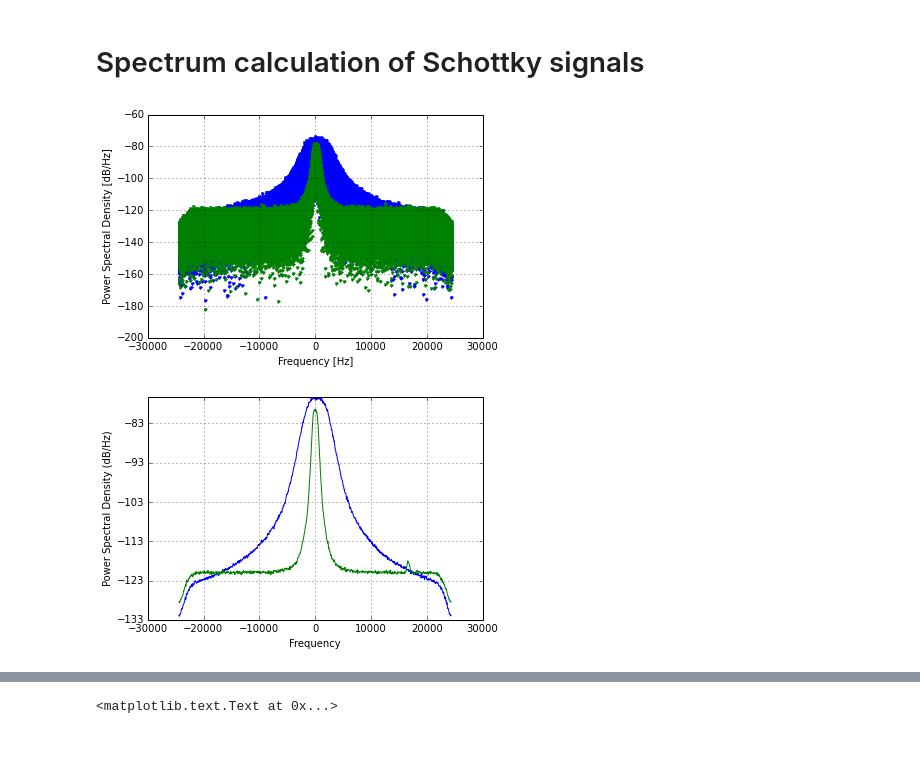
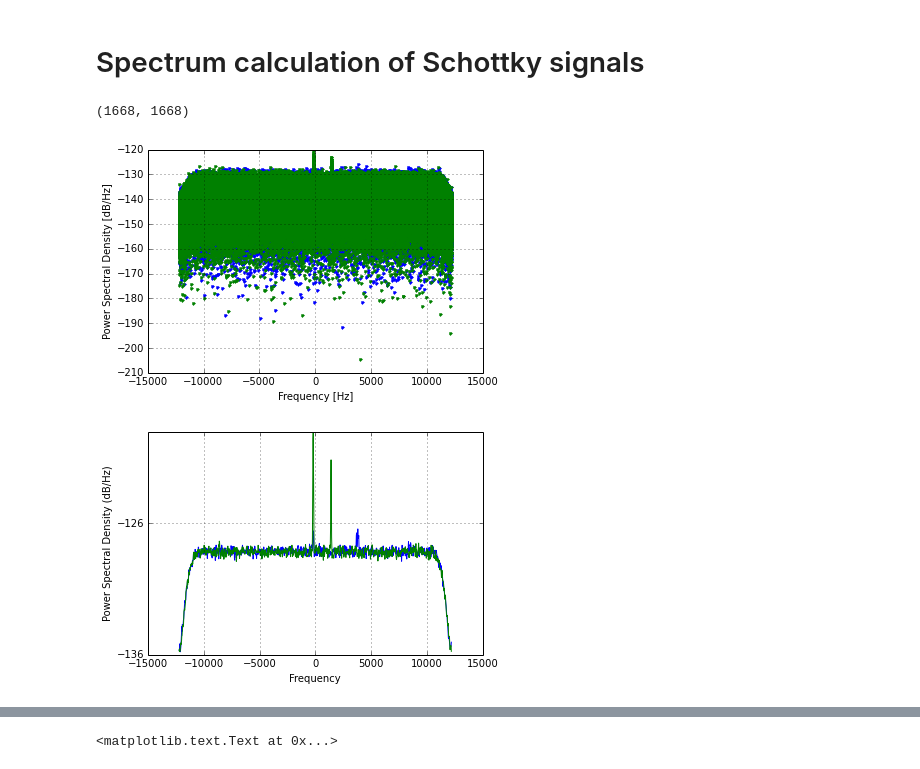
Before and after one commit to xaratustrah/iqtools, a Jupyter notebook: spectrum.ipynb, the cells around one changed output, grey strips where cells are left out. Cells and saved outputs as stored; diff of their text form; code cells hidden in the pictures.

```diff
--- a/spectrum.ipynb
+++ b/spectrum.ipynb
@@ -21,12 +10,20 @@ def freqPlot(x, fs, c):
 # %%
-dic1 = tiq2npy('/Users/shahab/Desktop/RSA51_238U90+190MeVu-2014.10.23.14.58.52.007.TIQ', 200)
+filename1 = './decays/RSA51-2014.10.02.08.55.23.072.TIQ'
+dic1,_ = read_tiq(filename1, 1500)
 x1 = dic1['data']
 fs1 = dic1['fs']
 lframes1 = dic1['lframes']
 center1 = dic1['center']
+nframes_tot1= dic1['nframes_tot']
 # %%
-dic2 = tiq2npy('/Users/shahab/Desktop/RSA52_238U90+190MeVu_72uA-2014.10.23.14.59.07.685.TIQ', 200)
+filename2 = './decays/RSA51-2014.10.02.08.56.44.571.TIQ'
+dic2,_ = read_tiq(filename2, 100, 1024, 1500)
 x2 = dic2['data']
 fs2 = dic2['fs']
 lframes2 = dic2['lframes']
 center2 = dic2['center']
+nframes_tot2= dic2['nframes_tot']
+# %%
+nframes_tot1, nframes_tot2
+# %% [output]
+(1668, 1668)
@@ -33,11 +32,11 @@ center2 = dic2['center']
 # %%
-f1, y1 = freqPlot(x1, fs1, 0)
-f2, y2 = freqPlot(x2, fs2, 0)
+f1, y1 = plot_fft(x1, fs1, 0)
+f2, y2 = plot_fft(x2, fs2, 0)
 # %% [output]
-[figure, old version]
+[figure, new version]
 # %%
 Pxx1, freqs1 = psd(x1, NFFT=lframes1, Fs = fs1, noverlap=512)
 Pxx2, freqs2 = psd(x2, NFFT=lframes2, Fs = fs2, noverlap=512)
 # %% [output]
-[figure, old version]
+[figure, new version]
 # %%
```
Also changed, not shown: parts of 6 cells of this notebook, 1 other file.
